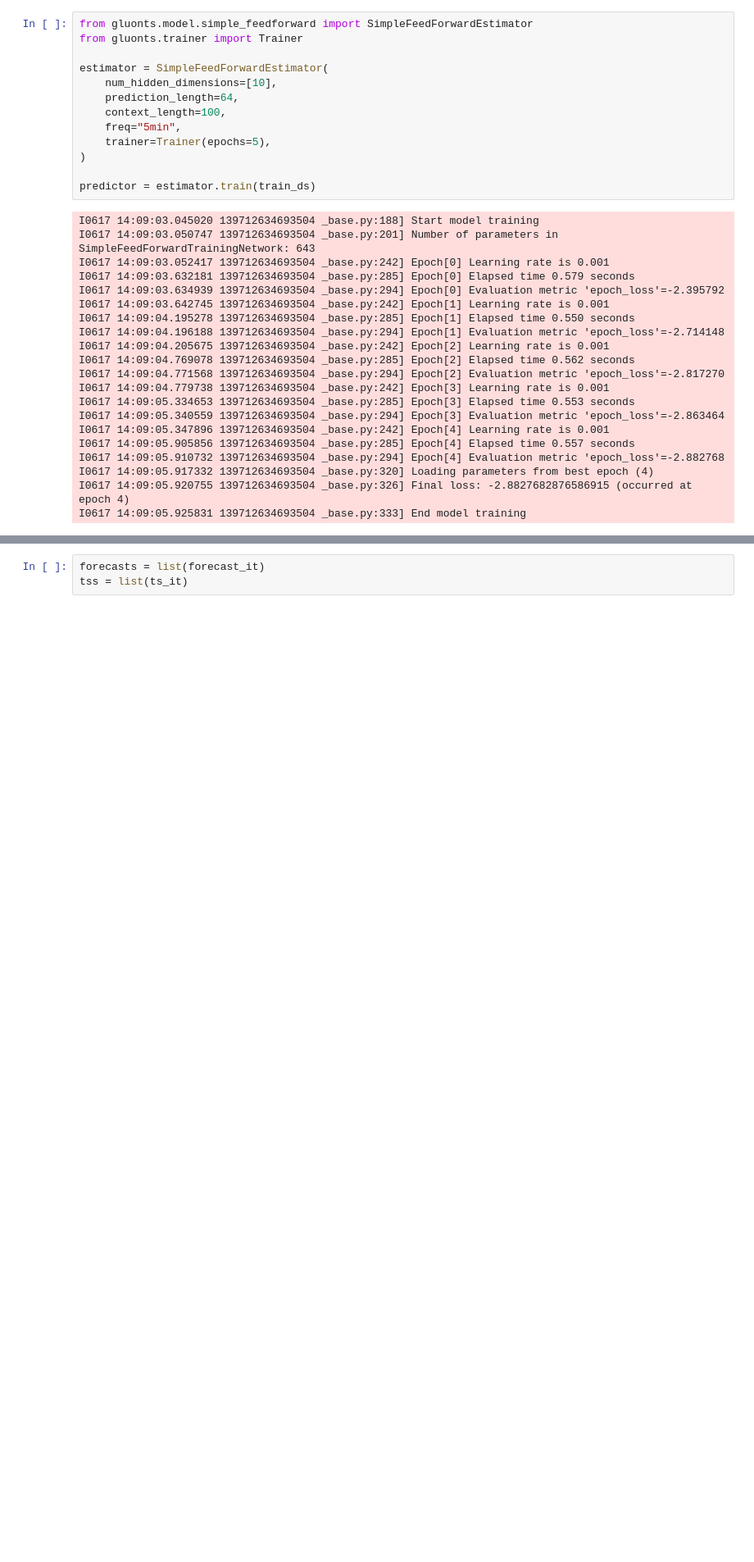
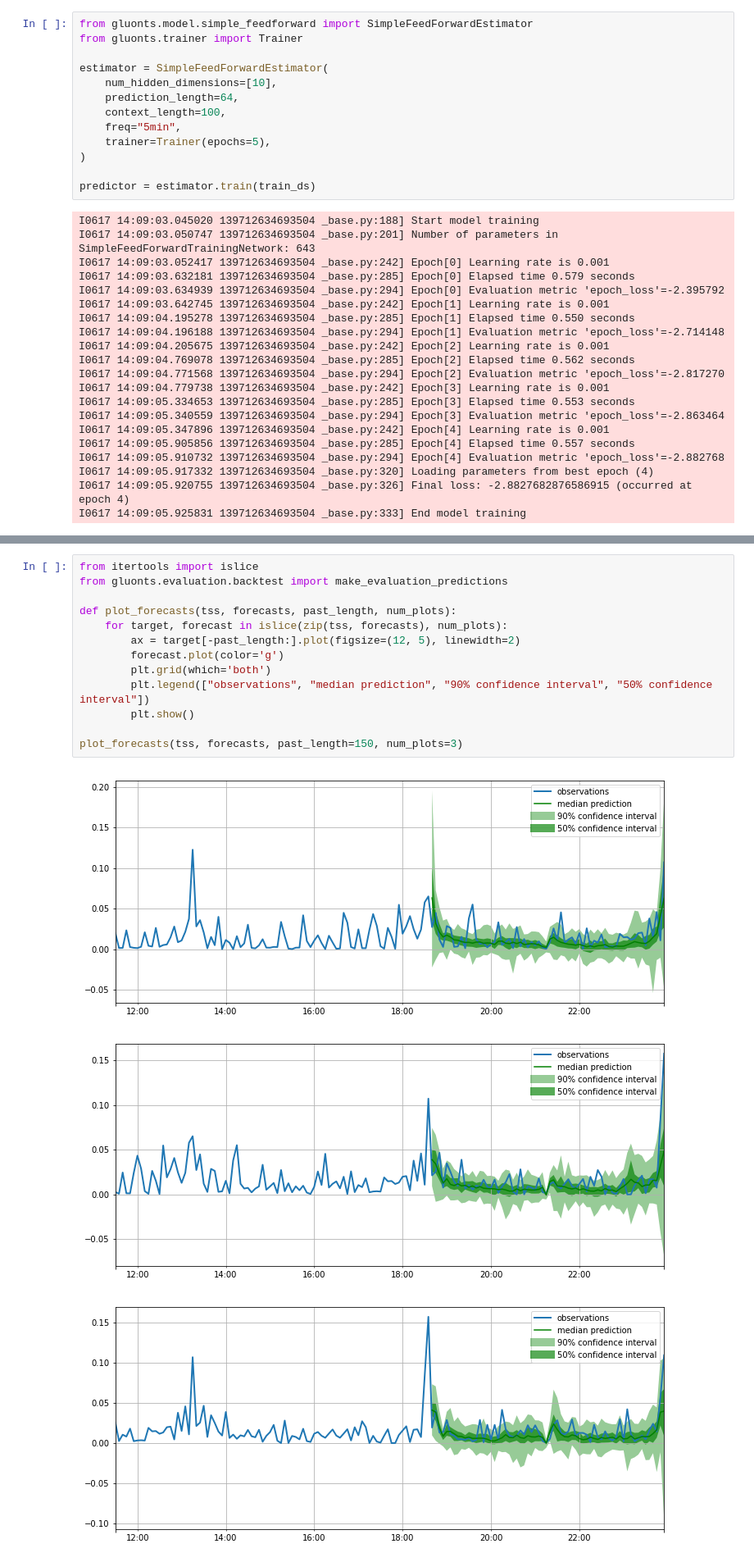
Before and after one commit to emilyj19/TS, a Jupyter notebook: project1.ipynb, the cells around one changed output, grey strips where cells are left out. Shown: that part at 82% size. Saved outputs shown, nothing was run; the diff lists cells and outputs as text; blank space fills up the shorter version.

```diff
--- a/project1.ipynb
+++ b/project1.ipynb
@@ -219,6 +224,20 @@ forecast_it, ts_it = make_evaluation_predictions(
-# %%
-forecasts = list(forecast_it)
-tss = list(ts_it)
+# %%
+from itertools import islice
+from gluonts.evaluation.backtest import make_evaluation_predictions
+
+def plot_forecasts(tss, forecasts, past_length, num_plots):
+    for target, forecast in islice(zip(tss, forecasts), num_plots):
+        ax = target[-past_length:].plot(figsize=(12, 5), linewidth=2)
+        forecast.plot(color='g')
+        plt.grid(which='both')
+        plt.legend(["observations", "median prediction", "90% confidence interval", "50% confidence interval"])
+        plt.show()
+
+plot_forecasts(tss, forecasts, past_length=150, num_plots=3)
+# %% [output]
+[figure, added]
+[figure, added]
+[figure, added]
 # %%
 plot_length = 150
 prediction_intervals = (50.0, 90.0)
```
Also changed, not shown: parts of 6 cells of this notebook.
